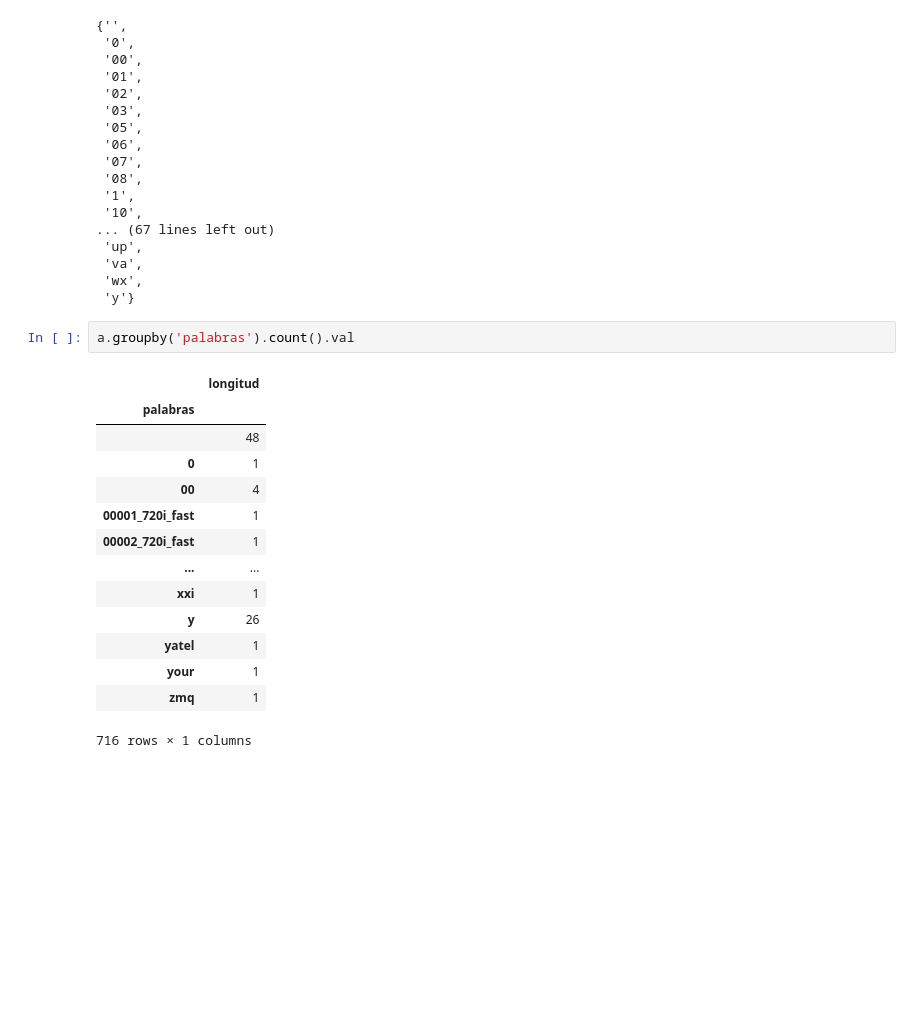
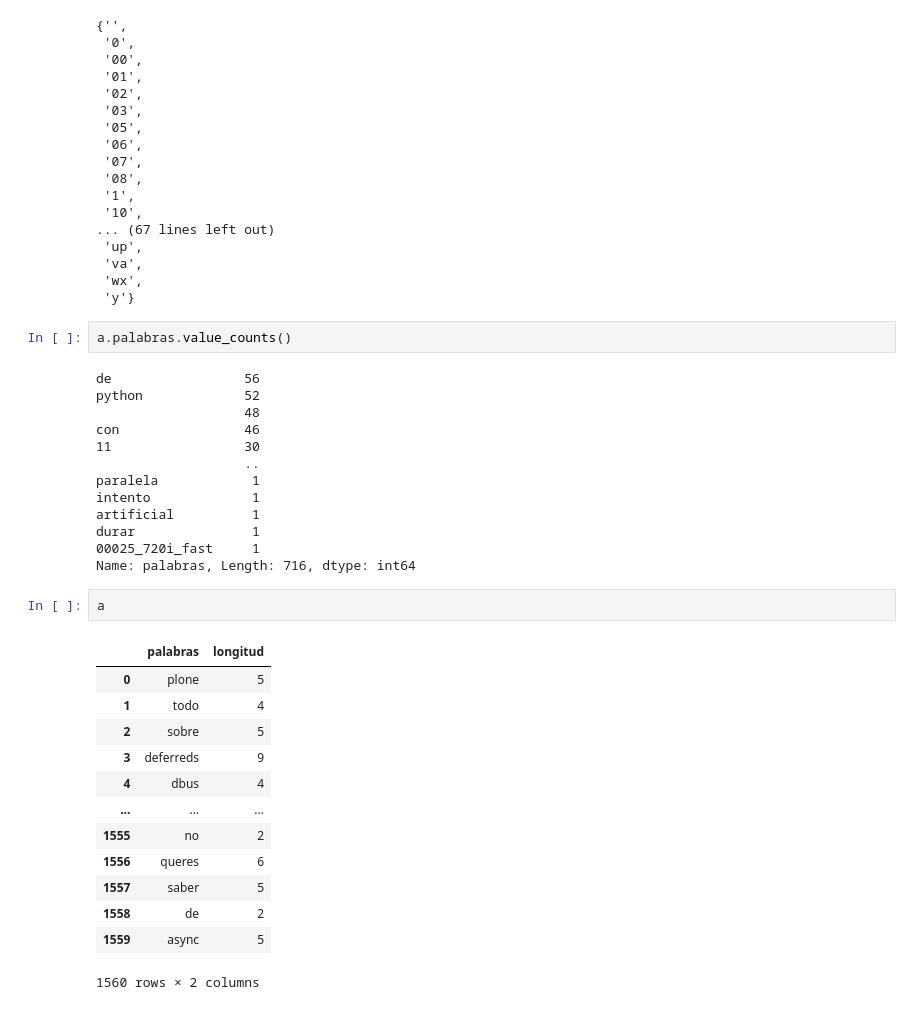
Before and after one commit to akielbowicz/previa-pyconar-2020, a Jupyter notebook: notebooks/02_analisis_de_datos.ipynb, the cells around one changed output. Cells and saved outputs as stored; diff of their text form; blank space fills up the shorter version.

```diff
--- a/notebooks/02_analisis_de_datos.ipynb
+++ b/notebooks/02_analisis_de_datos.ipynb
@@ -205,19 +205,33 @@ set(a.loc[a.longitud<3,'palabras'])
  'wx',
  'y'}
 # %%
-a.groupby('palabras').count().val
+a.palabras.value_counts()
 # %% [output]
-|  | longitud |
-| palabras |  |
-|  | 48 |
-| 0 | 1 |
-| 00 | 4 |
-| 00001_720i_fast | 1 |
-| 00002_720i_fast | 1 |
-| ... | ... |
-| xxi | 1 |
-| y | 26 |
-| yatel | 1 |
-| your | 1 |
-| zmq | 1 |
-716 rows × 1 columns
+de                 56
+python             52
+                   48
+con                46
+11                 30
+                   ..
+paralela            1
+intento             1
+artificial          1
+durar               1
+00025_720i_fast     1
+Name: palabras, Length: 716, dtype: int64
+# %%
+a
+# %% [output]
+|  | palabras | longitud |
+| 0 | plone | 5 |
+| 1 | todo | 4 |
+| 2 | sobre | 5 |
+| 3 | deferreds | 9 |
+| 4 | dbus | 4 |
+| ... | ... | ... |
+| 1555 | no | 2 |
+| 1556 | queres | 6 |
+| 1557 | saber | 5 |
+| 1558 | de | 2 |
+| 1559 | async | 5 |
+1560 rows × 2 columns
```
